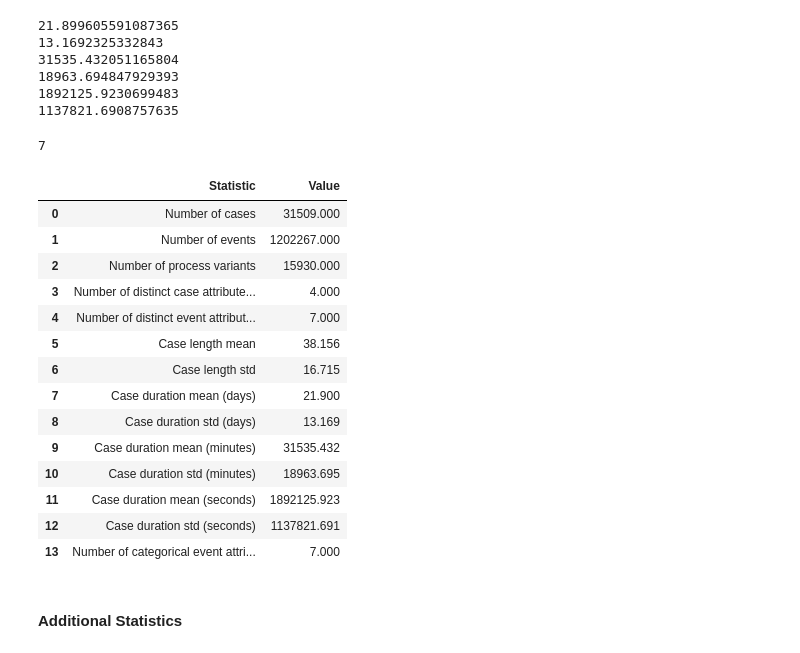
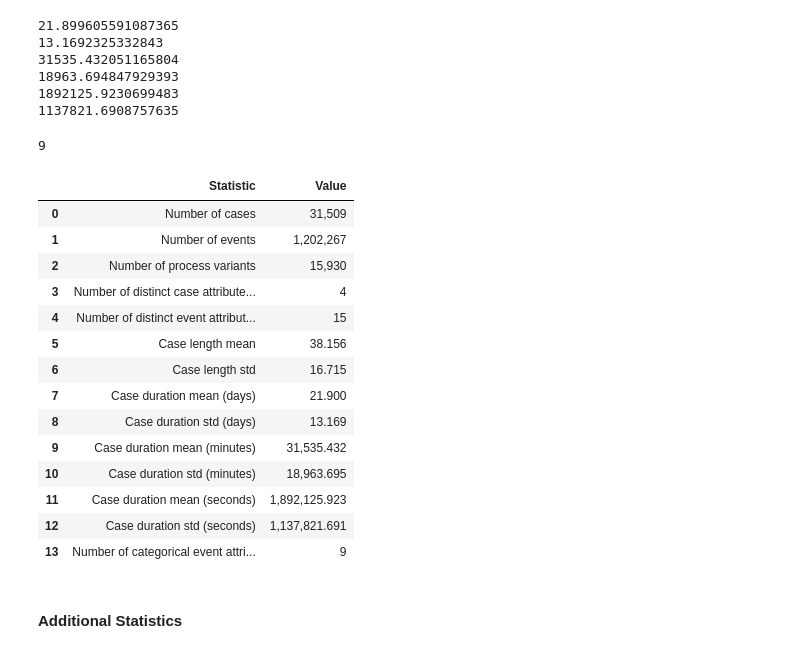
Before and after one commit to M1l3na24/First-Assignment-BPPSO-WS26-27, a Jupyter notebook: assignmentI.ipynb, the cells around one changed output. Saved outputs shown, nothing was run; the diff lists cells and outputs as text; code cells hidden in the pictures.

```diff
--- a/assignmentI.ipynb
+++ b/assignmentI.ipynb
@@ -68,14 +90,26 @@ num_dist_case_labels = len(case_attributes)
 print(num_dist_case_labels)
 
 # For event
-# As some attributes are non categorical (Ex. ID columns) we should define in which ones we are interested in
-categorical_events = ["concept:name", "lifecycle:transition", "org:resource", "Action", "EventOrigin", "Accepted", "Selected"]
-event_attributes = [c for c in categorical_events if c in df.columns]
+
+# NOTE: Metadata lists only the global attributes that every event has. So if we add offer-related ones we have more.
+# We should define in which ones we are interested in (global only for example).
+global_categorical_events = ["Action", "EventID", "EventOrigin","concept:name", "lifecycle:transition", "org:resource", "time:timestamp"] # EventID
+#event_attributes = [c for c in global_categorical_events if c in df.columns] # 7 attributes
+
+# Real attributes
+event_attributes = [c for c in df.columns if not c.startswith("case:") and not c.startswith("@@")] # 15 attributes
+
+# categorical event attributes = non-numeric, non-datetime event-level columns
+categorical_event_attributes = df[event_attributes].select_dtypes(include=['object', 'str', 'category']).columns
+
 # Check line
 print(event_attributes)
 
 num_dist_event_labels = len(event_attributes)
 print(num_dist_event_labels)
+
+print(categorical_event_attributes)
+print(len(categorical_event_attributes))
 # %% [output]
 ['case:LoanGoal', 'case:ApplicationType', 'case:concept:name', 'case:RequestedAmount']
 4
@@ -152,64 +189,61 @@ print(std_secs)
 1137821.6908757635
 # %%
 # Number of categorical event attributes
-num_cat_events_att = len(categorical_events)
+num_cat_events_att = len(categorical_event_attributes)
 # Check line
 print(num_cat_events_att)
 # %% [output]
-7
+9
 # %%
 # Table with the required statistics
 
 table_4_stats = pd.DataFrame({
     "Statistic": ["Number of cases",
                   "Number of events",
                   "Number of process variants",
                   "Number of distinct case attribute labels",
                   "Number of distinct event attribute labels",
                   "Case length mean",
                   "Case length std",
                   "Case duration mean (days)",
                   "Case duration std (days)",
                   "Case duration mean (minutes)",
                   "Case duration std (minutes)",
                   "Case duration mean (seconds)",
                   "Case duration std (seconds)",
                   "Number of categorical event attributes"],
-    "Value" :[num_cases,
-              num_events,
-              num_proc_var,
+    "Value" :[f"{num_cases:,}",
+              f"{num_events:,}",
+              f"{num_proc_var:,}",
               num_dist_case_labels,
               num_dist_event_labels,
-              cl_mean,
-              cl_std,
-              mean_days,
-              std_days,
-              mean_minutes,
-              std_minutes,
-              mean_secs,
-              std_secs,
+              f"{cl_mean:.3f}",
+              f"{cl_std:.3f}",
+              f"{mean_days:.3f}",
+              f"{std_days:.3f}",
+              f"{mean_minutes:,.3f}",
+              f"{std_minutes:,.3f}",
+              f"{mean_secs:,.3f}",
+              f"{std_secs:,.3f}",
               num_cat_events_att]})
 
-# To display in better format the values, the next lambda function was implemented
-table_4_stats["Value"] = table_4_stats["Value"].apply(lambda x: round(x, 3))
-
 display(table_4_stats)
 # %% [output]
 |  | Statistic | Value |
-| 0 | Number of cases | 31509.000 |
-| 1 | Number of events | 1202267.000 |
-| 2 | Number of process variants | 15930.000 |
-| 3 | Number of distinct case attribute... | 4.000 |
-| 4 | Number of distinct event attribut... | 7.000 |
+| 0 | Number of cases | 31,509 |
+| 1 | Number of events | 1,202,267 |
+| 2 | Number of process variants | 15,930 |
+| 3 | Number of distinct case attribute... | 4 |
+| 4 | Number of distinct event attribut... | 15 |
 | 5 | Case length mean | 38.156 |
 | 6 | Case length std | 16.715 |
 | 7 | Case duration mean (days) | 21.900 |
 | 8 | Case duration std (days) | 13.169 |
-| 9 | Case duration mean (minutes) | 31535.432 |
-| 10 | Case duration std (minutes) | 18963.695 |
-| 11 | Case duration mean (seconds) | 1892125.923 |
-| 12 | Case duration std (seconds) | 1137821.691 |
-| 13 | Number of categorical event attri... | 7.000 |
+| 9 | Case duration mean (minutes) | 31,535.432 |
+| 10 | Case duration std (minutes) | 18,963.695 |
+| 11 | Case duration mean (seconds) | 1,892,125.923 |
+| 12 | Case duration std (seconds) | 1,137,821.691 |
+| 13 | Number of categorical event attri... | 9 |
 # %% [markdown]
 #### Additional Statistics
 # %%
```
Also changed, not shown: parts of 14 cells of this notebook, 2 other files.
